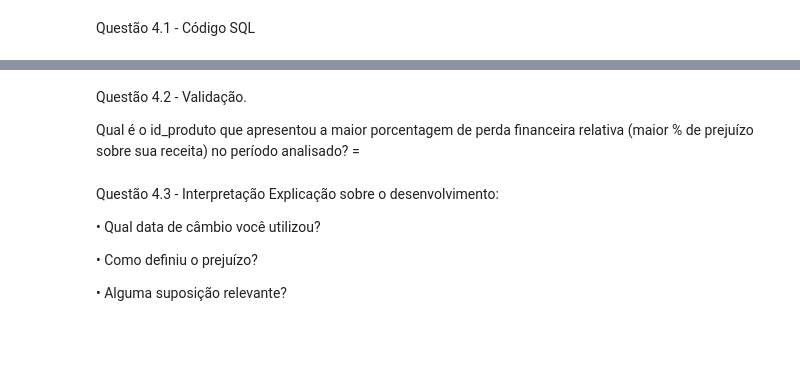
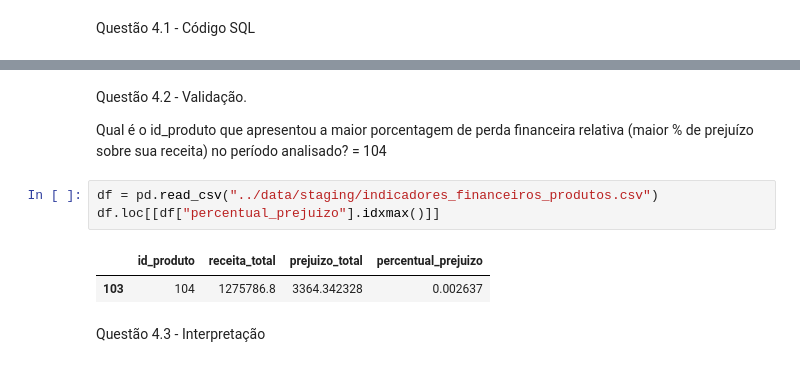
Before and after one commit to RichardGomesData/lh-nautical-data-project, a Jupyter notebook: notebooks/01_lh_nautical_analysis.ipynb, the cells around one changed output, grey strips where cells are left out. Cells and saved outputs as stored; diff of their text form; blank space fills up the shorter version.

```diff
--- a/notebooks/01_lh_nautical_analysis.ipynb
+++ b/notebooks/01_lh_nautical_analysis.ipynb
@@ -804,13 +1033,12 @@ Questão 4.2 - Validação.
 
 Qual é o id_produto que apresentou a maior
 porcentagem de perda financeira relativa (maior % de
-prejuízo sobre sua receita) no período analisado? =
+prejuízo sobre sua receita) no período analisado? = 104
+# %%
+df = pd.read_csv("../data/staging/indicadores_financeiros_produtos.csv")
+df.loc[[df["percentual_prejuizo"].idxmax()]]
+# %% [output]
+|  | id_produto | receita_total | prejuizo_total | percentual_prejuizo |
+| 103 | 104 | 1275786.8 | 3364.342328 | 0.002637 |
 # %% [markdown]
 Questão 4.3 - Interpretação
-Explicação sobre o desenvolvimento:
-
-• Qual data de câmbio você utilizou?
-
-• Como definiu o prejuízo?
-
-• Alguma suposição relevante?
```
Also changed, not shown: parts of 37 cells of this notebook, 2 other files.
